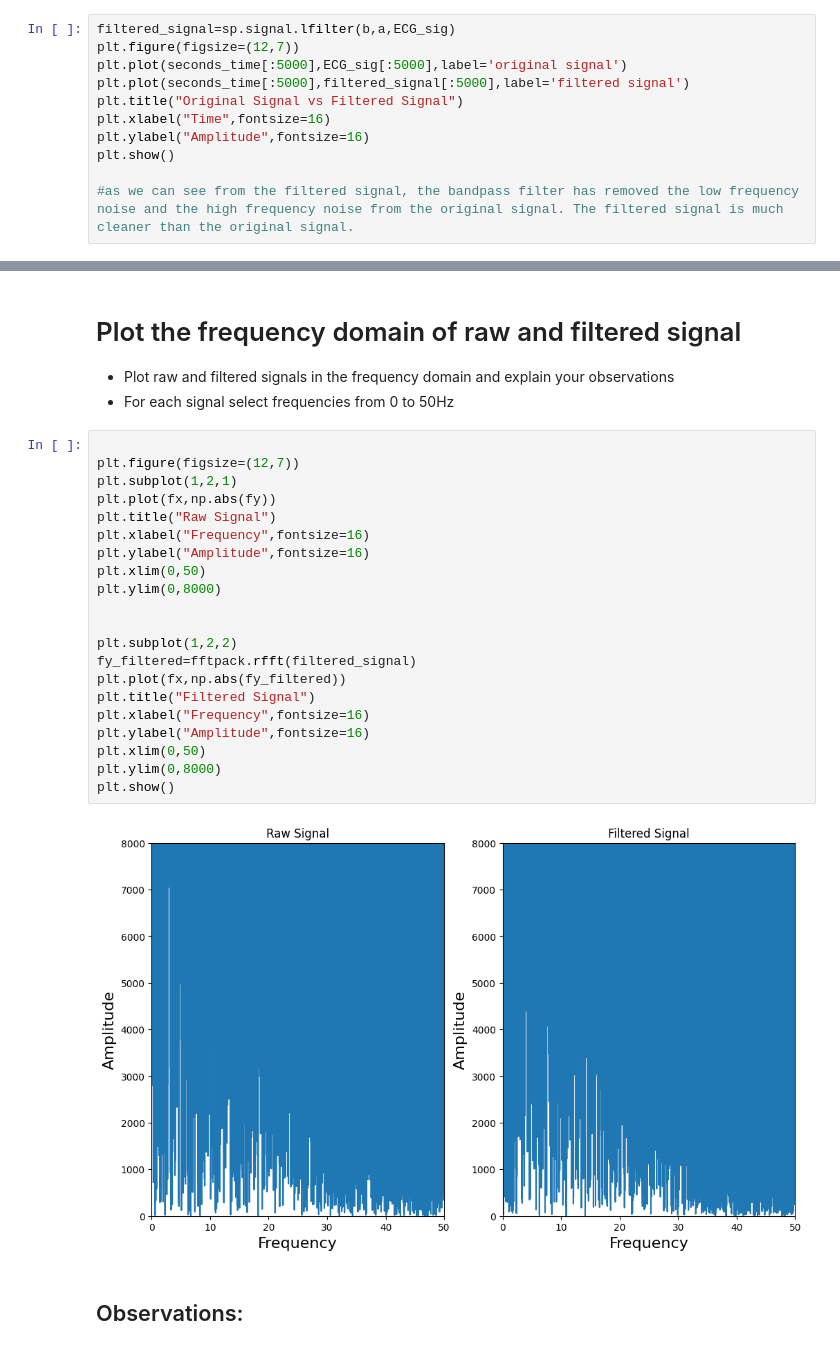
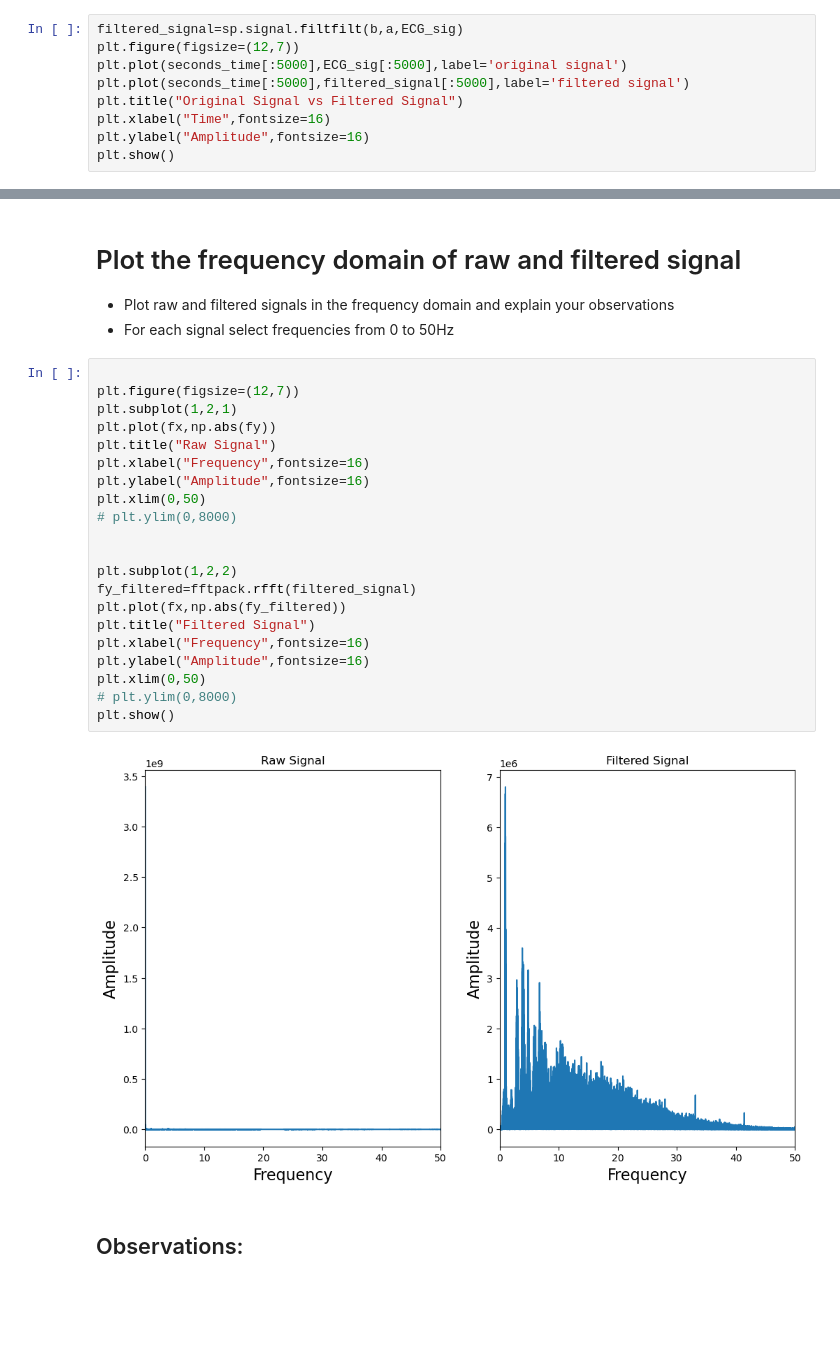
Before and after one commit to OmarNasri/DTEK0042-exer1, a Jupyter notebook: moodle.utu.fi_pluginfile.php_1707247_mod_resource_content_1_DTEK0042 Exercise 2.ipynb, the cells around one changed output, grey strips where cells are left out. Drawn from its saved outputs; the diff is of its cells as text; blank space fills up the shorter version.

```diff
--- a/moodle.utu.fi_pluginfile.php_1707247_mod_resource_content_1_DTEK0042 Exercise 2.ipynb
+++ b/moodle.utu.fi_pluginfile.php_1707247_mod_resource_content_1_DTEK0042 Exercise 2.ipynb
@@ -143,7 +162,7 @@ plt.show()
 * What happens after filtering?
 * Explain your observations
 # %%
-filtered_signal=sp.signal.lfilter(b,a,ECG_sig)
+filtered_signal=sp.signal.filtfilt(b,a,ECG_sig)
 plt.figure(figsize=(12,7))
 plt.plot(seconds_time[:5000],ECG_sig[:5000],label='original signal')
 plt.plot(seconds_time[:5000],filtered_signal[:5000],label='filtered signal')
@@ -151,6 +170,4 @@ plt.title("Original Signal vs Filtered Signal")
 plt.xlabel("Time",fontsize=16)
 plt.ylabel("Amplitude",fontsize=16)
 plt.show()
-
-#as we can see from the filtered signal, the bandpass filter has removed the low frequency noise and the high frequency noise from the original signal. The filtered signal is much cleaner than the original signal.
 # %% [output]
@@ -164,25 +185,25 @@ plt.show()
 # %%
 
 plt.figure(figsize=(12,7))
 plt.subplot(1,2,1)
 plt.plot(fx,np.abs(fy))
 plt.title("Raw Signal")
 plt.xlabel("Frequency",fontsize=16)
 plt.ylabel("Amplitude",fontsize=16)
 plt.xlim(0,50)
-plt.ylim(0,8000)
+# plt.ylim(0,8000)
 
 
 plt.subplot(1,2,2)
 fy_filtered=fftpack.rfft(filtered_signal)
 plt.plot(fx,np.abs(fy_filtered))
 plt.title("Filtered Signal")
 plt.xlabel("Frequency",fontsize=16)
 plt.ylabel("Amplitude",fontsize=16)
 plt.xlim(0,50)
-plt.ylim(0,8000)
+# plt.ylim(0,8000)
 plt.show()
 # %% [output]
-[figure, old version]
+[figure, new version]
 # %% [markdown]
 ## Observations:
```
Also changed, not shown: parts of 10 cells of this notebook.
